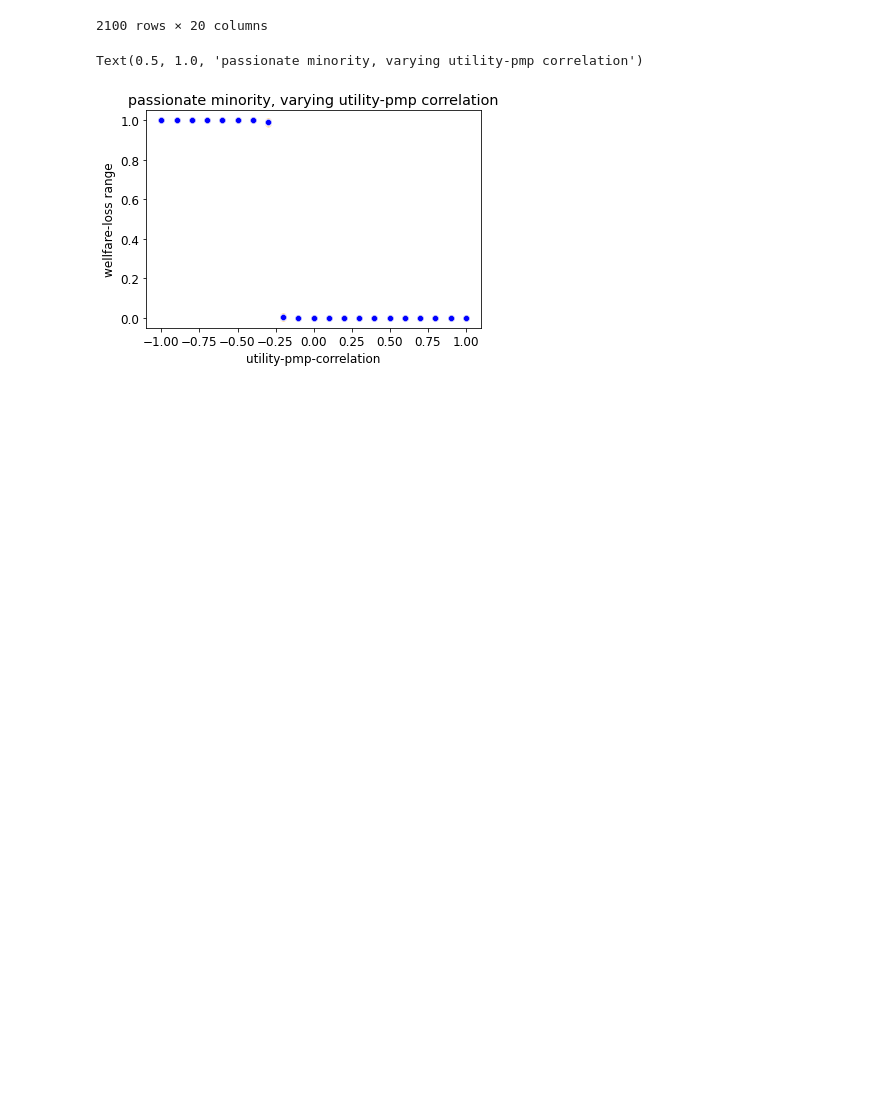
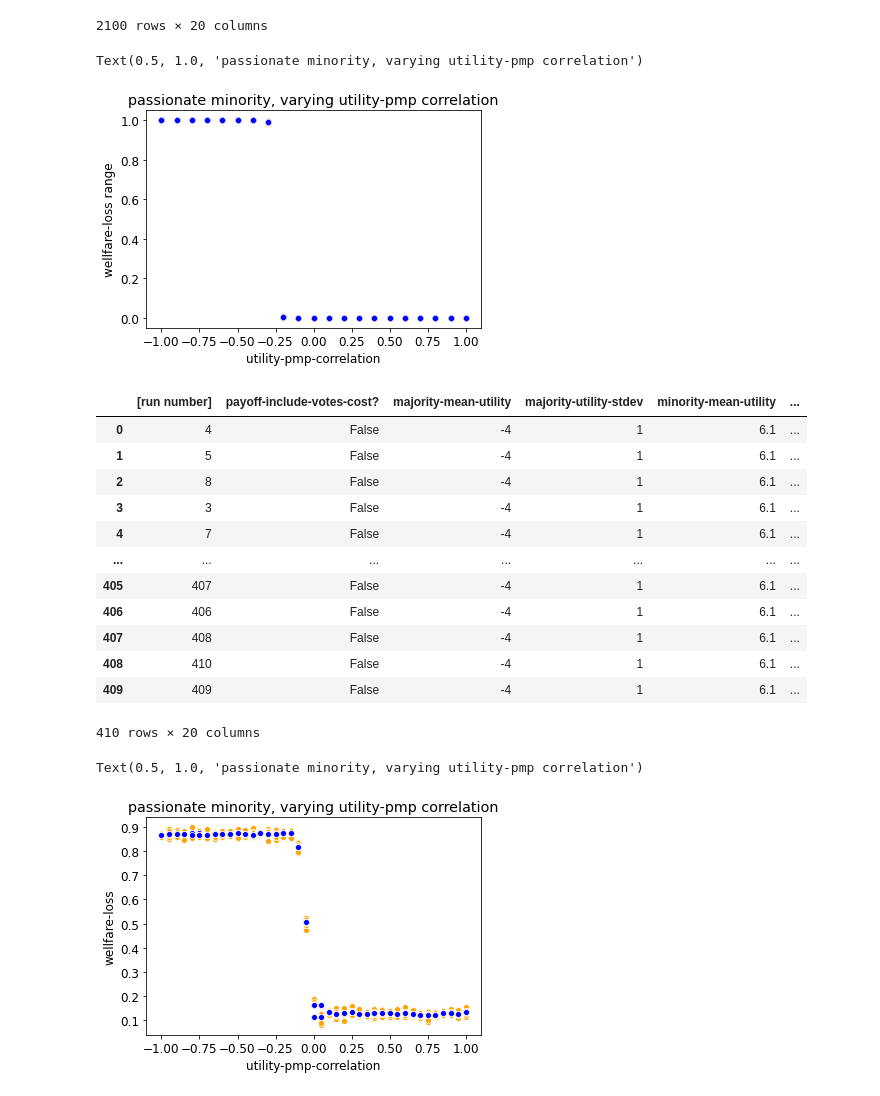
Before and after one commit to jzkelter/QV, a Jupyter notebook: data-analysis/analysis-future-work/QV Prop8 correlating pmp with utilities.ipynb, the cells around one changed output. Saved outputs shown, nothing was run; the diff lists cells and outputs as text; code cells hidden in the pictures; blank space fills up the shorter version.

```diff
--- a/data-analysis/analysis-future-work/QV Prop8 correlating pmp with utilities.ipynb
+++ b/data-analysis/analysis-future-work/QV Prop8 correlating pmp with utilities.ipynb
@@ -108,3 +125,36 @@ plt.title("passionate minority, varying utility-pmp correlation")
 2100 rows × 20 columns
 Text(0.5, 1.0, 'passionate minority, varying utility-pmp correlation')
 [figure]
+# %%
+df = pd.read_csv('QV passionate-minority-pmp-correlation-table (0.04 mean).csv')
+df['wellfare-loss'] = 1 - df['average payoff']
+df['wellfare-loss range'] = 1 - df['mean payoff-sign-list']
+
+display(df)
+
+ax = sns.scatterplot(x="utility-pmp-correlation",
+                     y="wellfare-loss range",
+                      color = "orange",
+                     data = df)
+
+ax2 = sns.scatterplot(x="utility-pmp-correlation",
+                     y="wellfare-loss",
+                     color = "blue",
+                     data = df)
+plt.title("passionate minority, 0.04 mean, varying utility-pmp correlation")
+# %% [output]
+|  | [run number] | payoff-include-votes-cost? | majority-mean-utility | majority-utility-stdev | minority-mean-utility | ... |
+| 0 | 4 | False | -4 | 1 | 6.1 | ... |
+| 1 | 5 | False | -4 | 1 | 6.1 | ... |
+| 2 | 8 | False | -4 | 1 | 6.1 | ... |
+| 3 | 3 | False | -4 | 1 | 6.1 | ... |
+| 4 | 7 | False | -4 | 1 | 6.1 | ... |
+| ... | ... | ... | ... | ... | ... | ... |
+| 405 | 407 | False | -4 | 1 | 6.1 | ... |
+| 406 | 406 | False | -4 | 1 | 6.1 | ... |
+| 407 | 408 | False | -4 | 1 | 6.1 | ... |
+| 408 | 410 | False | -4 | 1 | 6.1 | ... |
+| 409 | 409 | False | -4 | 1 | 6.1 | ... |
+410 rows × 20 columns
+Text(0.5, 1.0, 'passionate minority, varying utility-pmp correlation')
+[figure, added]
```
Also changed, not shown: parts of 7 cells of this notebook, 44 other files.
